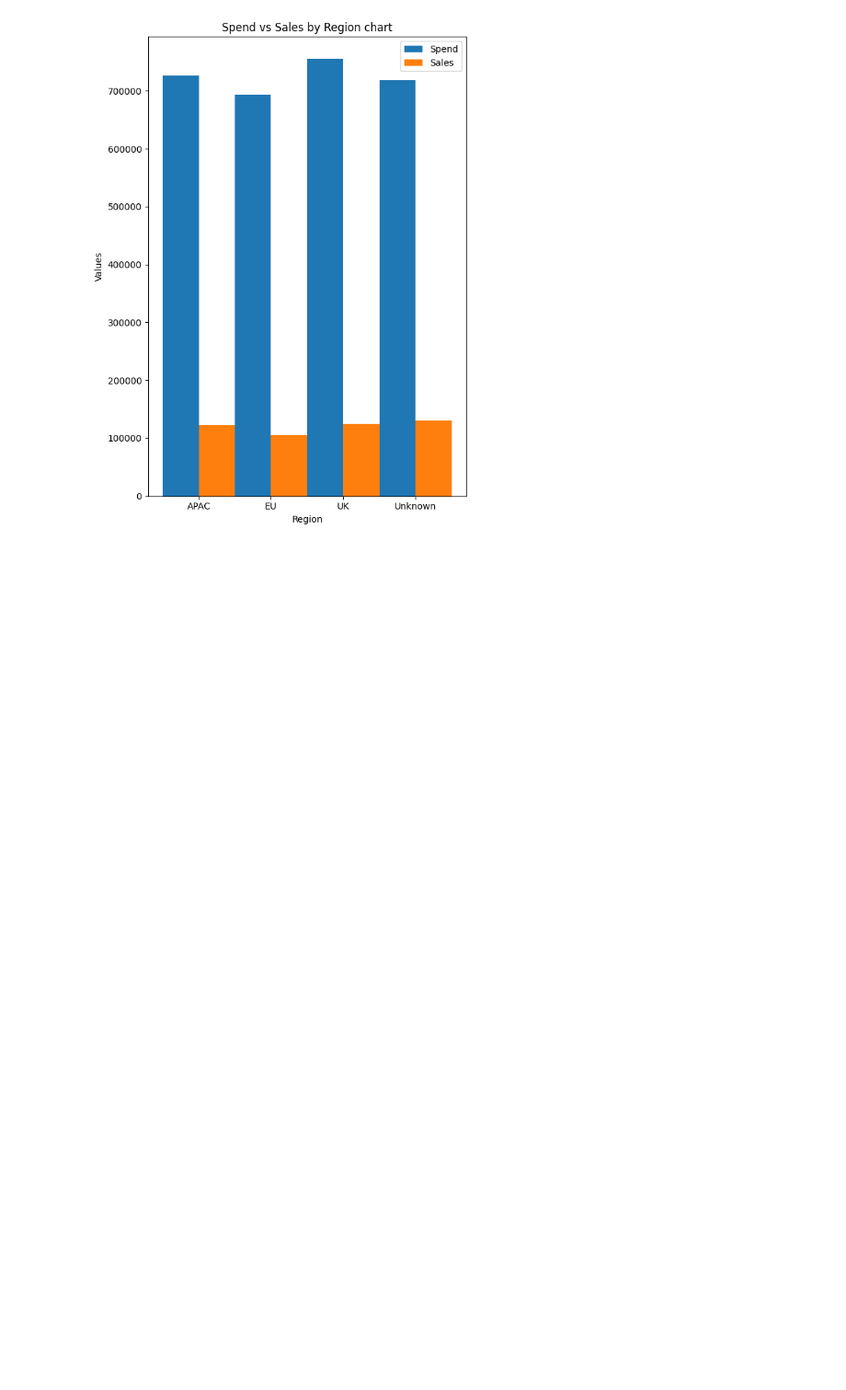
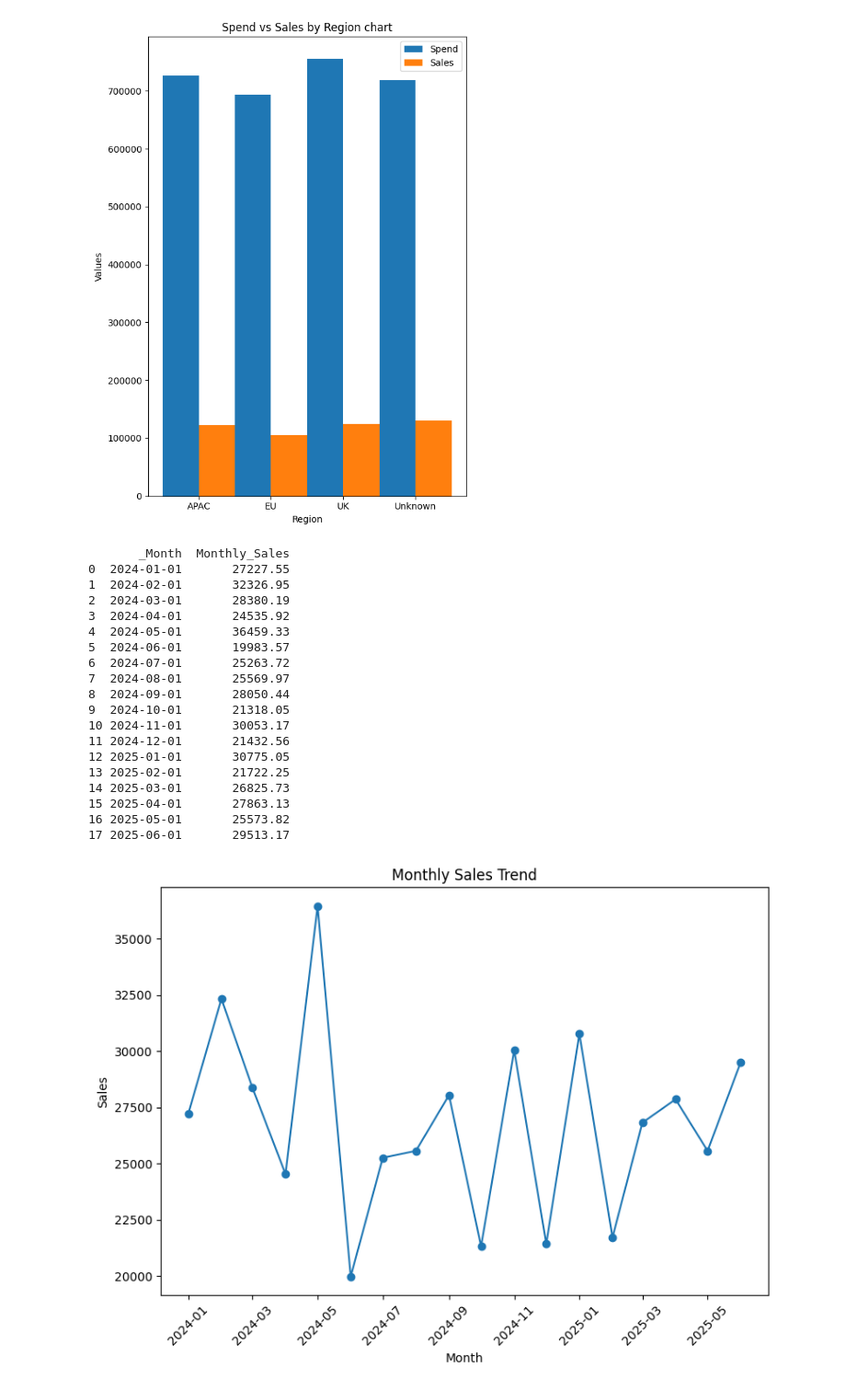
Before and after one commit to KrisrcQi/Programming_BA, a Jupyter notebook: Lab 3 Exploratory Data Analysis amp Visualization/Lab3_demostration.ipynb, the cells around one changed output. Shown at 92% size. Drawn from its saved outputs; the diff is of its cells as text; code cells hidden in the pictures; blank space fills up the shorter version.

```diff
--- a/Lab 3 Exploratory Data Analysis amp Visualization/Lab3_demostration.ipynb
+++ b/Lab 3 Exploratory Data Analysis amp Visualization/Lab3_demostration.ipynb
@@ -105,3 +105,44 @@ plt.tight_layout()
 plt.show()
 # %% [output]
 [figure]
+# %%
+# monthly sales trend:
+
+## aggregation by month:
+monthly_sales = (df.assign(_Month = pd.to_datetime(df['Month']))
+                 .groupby('_Month', as_index = False)
+                 .agg(Monthly_Sales = ('Sales', 'sum'))
+                 .sort_values('_Month')
+                 )
+print(monthly_sales)
+
+## plot the trend
+plt.figure(figsize = (8,6))
+plt.plot(monthly_sales['_Month'], monthly_sales['Monthly_Sales'], marker = 'o') # no plot type mentioned, default is line plot
+plt.title("Monthly Sales Trend")
+plt.xlabel('Month')
+plt.ylabel('Sales')
+plt.xticks(rotation = 45)
+plt.tight_layout()
+plt.show()
+# %% [output]
+       _Month  Monthly_Sales
+0  2024-01-01       27227.55
+1  2024-02-01       32326.95
+2  2024-03-01       28380.19
+3  2024-04-01       24535.92
+4  2024-05-01       36459.33
+5  2024-06-01       19983.57
+6  2024-07-01       25263.72
+7  2024-08-01       25569.97
+8  2024-09-01       28050.44
+9  2024-10-01       21318.05
+10 2024-11-01       30053.17
+11 2024-12-01       21432.56
+12 2025-01-01       30775.05
+13 2025-02-01       21722.25
+14 2025-03-01       26825.73
+15 2025-04-01       27863.13
+16 2025-05-01       25573.82
+17 2025-06-01       29513.17
+[figure, added]
```
Also changed, not shown: parts of 9 cells of this notebook.
